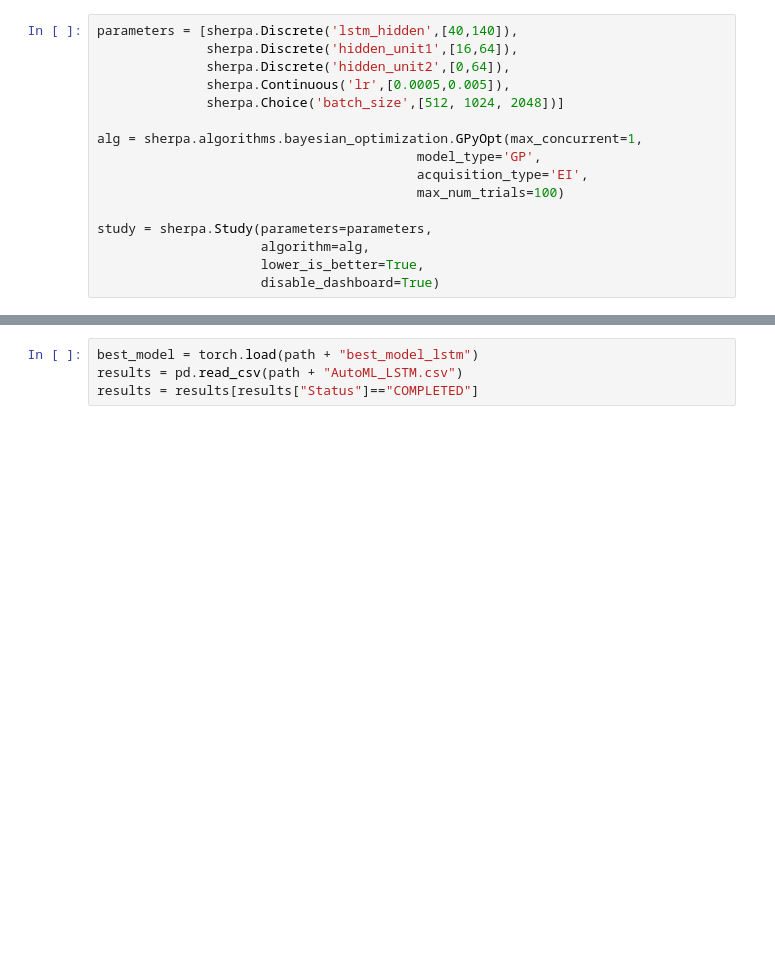
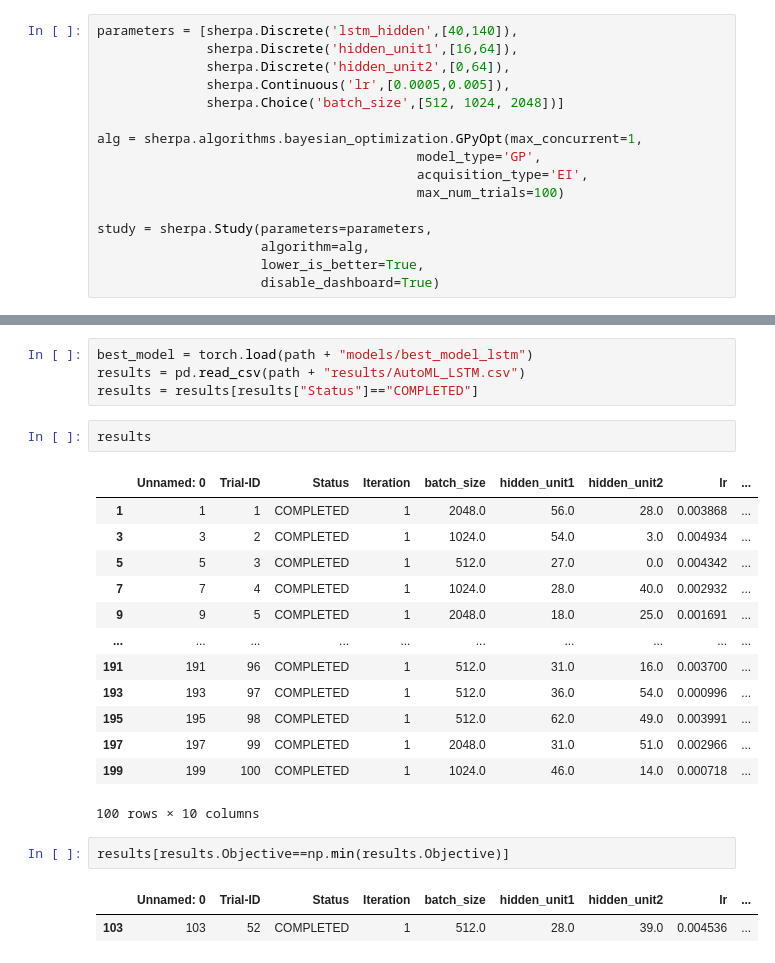
Before and after one commit to moiraghif/Electric-Motor-Temperature, a Jupyter notebook: AML_LSTM.ipynb, the cells around one changed output, grey strips where cells are left out. Cells and saved outputs as stored; diff of their text form; blank space fills up the shorter version.

```diff
--- a/AML_LSTM.ipynb
+++ b/AML_LSTM.ipynb
@@ -285,7 +307,28 @@ New Challanger with MSE on val: 1.1514034175533177e-05 and confs: {'lstm_hidden'
 # %%
-best_model = torch.load(path + "best_model_lstm")
-results = pd.read_csv(path + "AutoML_LSTM.csv")
+best_model = torch.load(path + "models/best_model_lstm")
+results = pd.read_csv(path + "results/AutoML_LSTM.csv")
 results = results[results["Status"]=="COMPLETED"]
+# %%
+results
+# %% [output]
+|  | Unnamed: 0 | Trial-ID | Status | Iteration | batch_size | hidden_unit1 | hidden_unit2 | lr | ... |
+| 1 | 1 | 1 | COMPLETED | 1 | 2048.0 | 56.0 | 28.0 | 0.003868 | ... |
+| 3 | 3 | 2 | COMPLETED | 1 | 1024.0 | 54.0 | 3.0 | 0.004934 | ... |
+| 5 | 5 | 3 | COMPLETED | 1 | 512.0 | 27.0 | 0.0 | 0.004342 | ... |
+| 7 | 7 | 4 | COMPLETED | 1 | 1024.0 | 28.0 | 40.0 | 0.002932 | ... |
+| 9 | 9 | 5 | COMPLETED | 1 | 2048.0 | 18.0 | 25.0 | 0.001691 | ... |
+| ... | ... | ... | ... | ... | ... | ... | ... | ... | ... |
+| 191 | 191 | 96 | COMPLETED | 1 | 512.0 | 31.0 | 16.0 | 0.003700 | ... |
+| 193 | 193 | 97 | COMPLETED | 1 | 512.0 | 36.0 | 54.0 | 0.000996 | ... |
+| 195 | 195 | 98 | COMPLETED | 1 | 512.0 | 62.0 | 49.0 | 0.003991 | ... |
+| 197 | 197 | 99 | COMPLETED | 1 | 2048.0 | 31.0 | 51.0 | 0.002966 | ... |
+| 199 | 199 | 100 | COMPLETED | 1 | 1024.0 | 46.0 | 14.0 | 0.000718 | ... |
+100 rows × 10 columns
+# %%
+results[results.Objective==np.min(results.Objective)]
+# %% [output]
+|  | Unnamed: 0 | Trial-ID | Status | Iteration | batch_size | hidden_unit1 | hidden_unit2 | lr | ... |
+| 103 | 103 | 52 | COMPLETED | 1 | 512.0 | 28.0 | 39.0 | 0.004536 | ... |
 # %%
 plt.figure(figsize=(15,5))
 best, = plt.plot(np.minimum.accumulate(np.array(results.Objective)),'*-')
```
Also changed, not shown: parts of 8 cells of this notebook, 5 other files.
